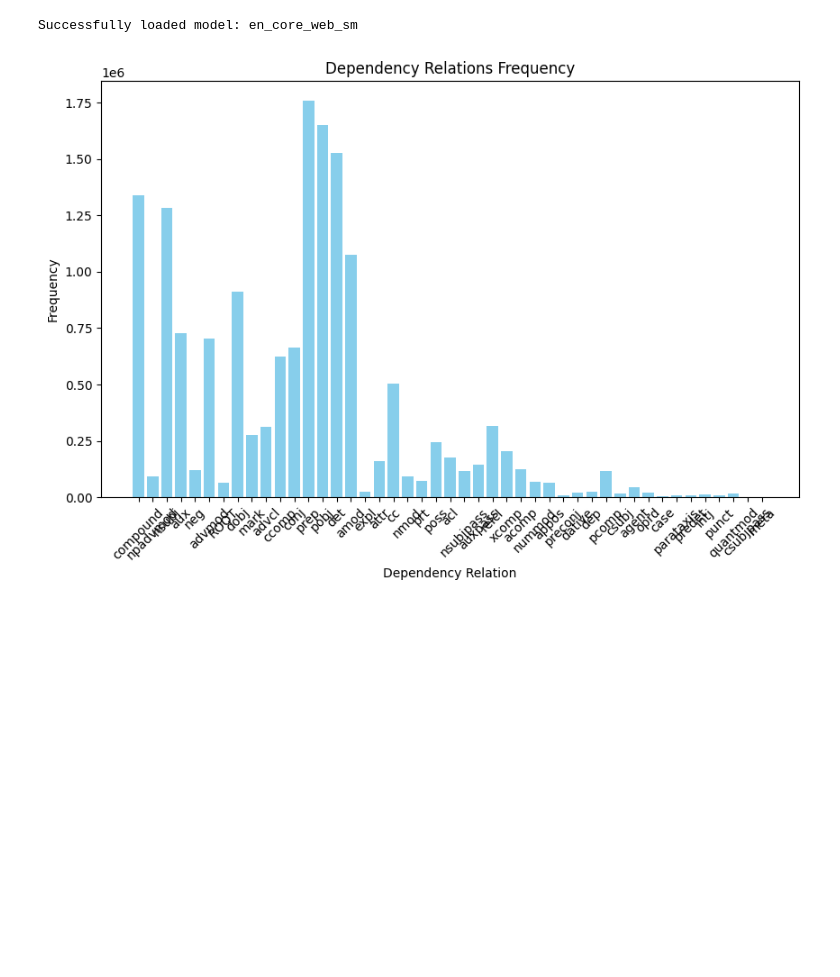
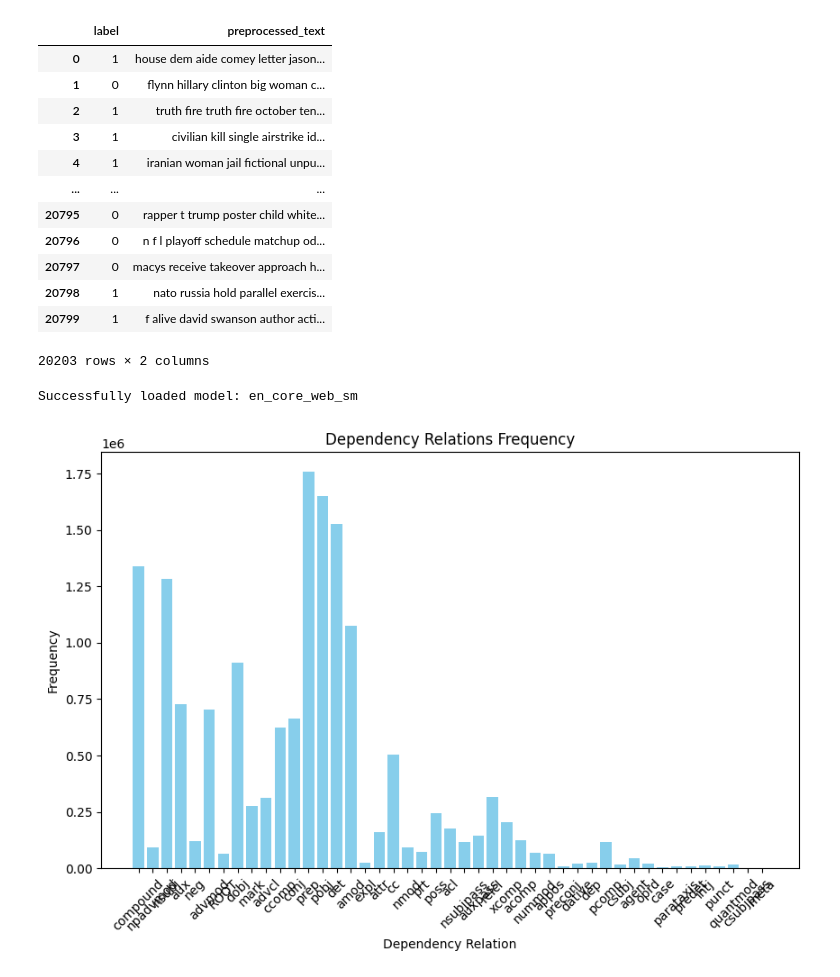
Before and after one commit to NiklNKL/fakenews_detection, a Jupyter notebook: notebooks/data_analysis.ipynb, the cells around one changed output. Cells and saved outputs as stored; diff of their text form; code cells hidden in the pictures; blank space fills up the shorter version.

```diff
--- a/notebooks/data_analysis.ipynb
+++ b/notebooks/data_analysis.ipynb
@@ -1,6 +1,24 @@
 # %%
 import pandas as pd
-df = pd.read_parquet('data/train_cleaned.parquet')
+df = pd.read_parquet('../data/train_cleaned.parquet')
+df = df.drop(columns=['title', 'author', 'text', 'complete_text', 'cleaned_text',
+       'lemmatized_text'])
+display(df)
+df.to_parquet('../data/train_preprocessed_small.parquet')
+# %% [output]
+|  | label | preprocessed_text |
+| 0 | 1 | house dem aide comey letter jason... |
+| 1 | 0 | flynn hillary clinton big woman c... |
+| 2 | 1 | truth fire truth fire october ten... |
+| 3 | 1 | civilian kill single airstrike id... |
+| 4 | 1 | iranian woman jail fictional unpu... |
+| ... | ... | ... |
+| 20795 | 0 | rapper t trump poster child white... |
+| 20796 | 0 | n f l playoff schedule matchup od... |
+| 20797 | 0 | macys receive takeover approach h... |
+| 20798 | 1 | nato russia hold parallel exercis... |
+| 20799 | 1 | f alive david swanson author acti... |
+20203 rows × 2 columns
 # %%
 from joblib import Parallel, delayed
 from spacy.lang.en.stop_words import STOP_WORDS
```
Also changed, not shown: parts of 2 cells of this notebook, 10 other files.
